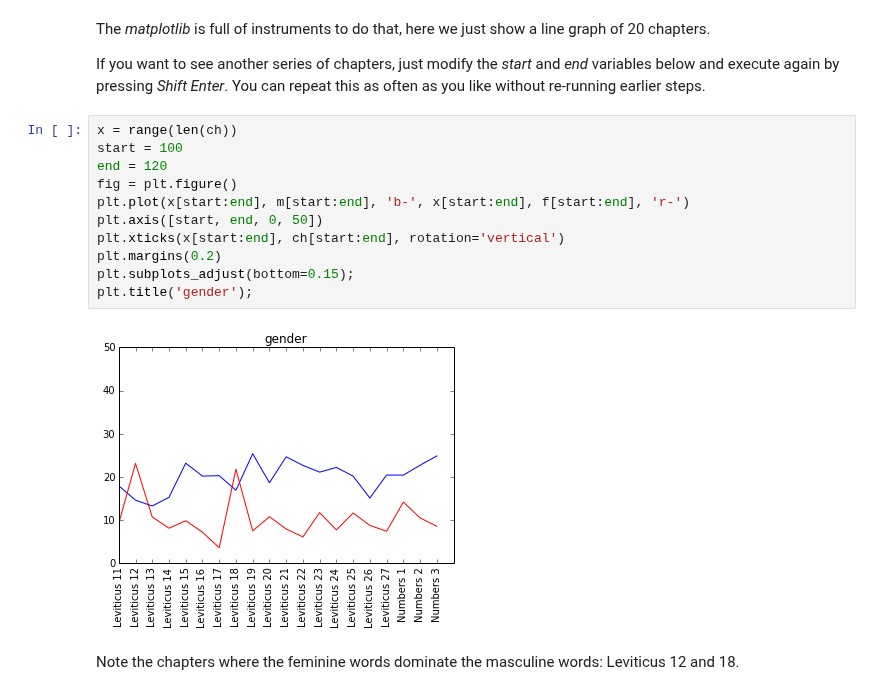
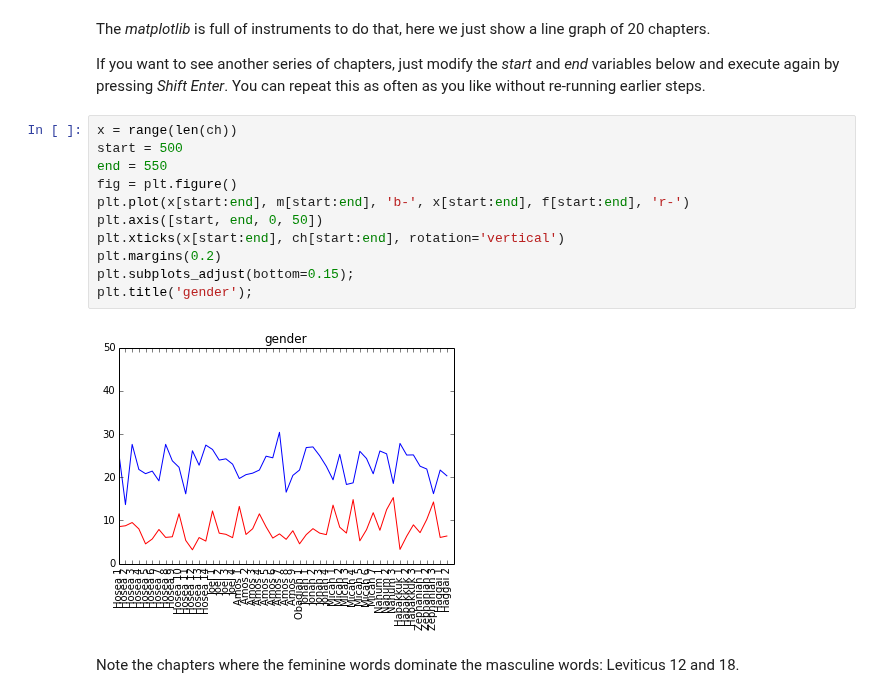
Before and after one commit to dirkroorda/laf-fabric, a Jupyter notebook: notebooks/gender.ipynb, the cells around one changed output. Cells and saved outputs as stored; diff of their text form.

```diff
--- a/notebooks/gender.ipynb
+++ b/notebooks/gender.ipynb
@@ -236,16 +236,16 @@ The *matplotlib* is full of instruments to do that, here we just show a line gra
 If you want to see another series of chapters, just modify the *start* and *end* variables below and execute again by pressing *Shift Enter*. You can repeat this as often as you like without re-running earlier steps.
 # %%
 x = range(len(ch))
-start = 100
-end = 120
+start = 500
+end = 550
 fig = plt.figure()
 plt.plot(x[start:end], m[start:end], 'b-', x[start:end], f[start:end], 'r-')
 plt.axis([start, end, 0, 50])
 plt.xticks(x[start:end], ch[start:end], rotation='vertical')
 plt.margins(0.2)
 plt.subplots_adjust(bottom=0.15);
 plt.title('gender');
 # %% [output]
-[figure, old version]
+[figure, new version]
 # %% [markdown]
 Note the chapters where the feminine words dominate the masculine words: Leviticus 12 and 18.
```
Also changed, not shown: parts of 2 cells of this notebook, 2 other files.
